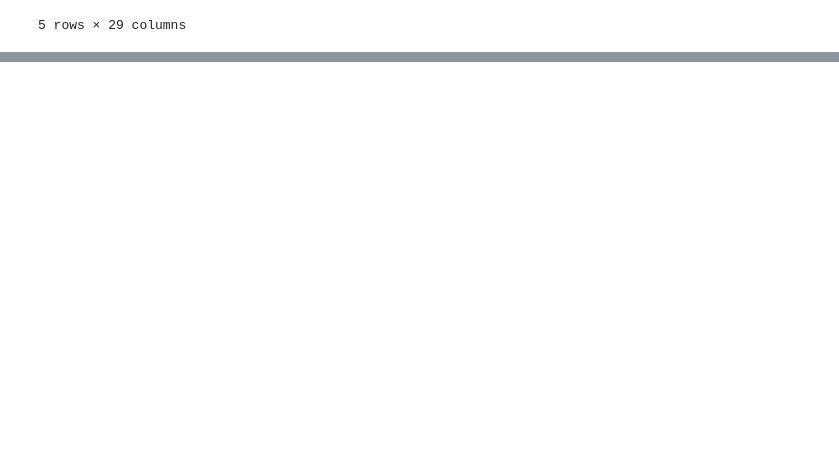
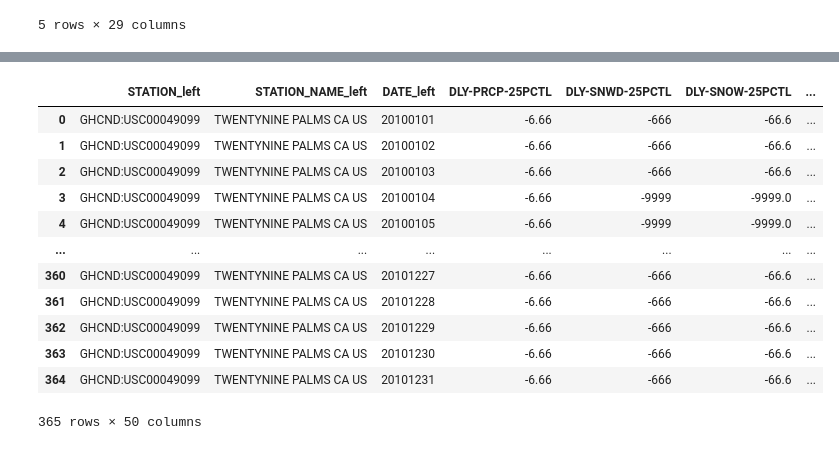
Before and after one commit to sbs24013/CCT, a Jupyter notebook: Data Preparation & Visualisation/melt_pivot_join.ipynb, the cells around one changed output, grey strips where cells are left out. Cells and saved outputs as stored; diff of their text form; code cells hidden in the pictures; blank space fills up the shorter version.

```diff
--- a/Data Preparation & Visualisation/melt_pivot_join.ipynb
+++ b/Data Preparation & Visualisation/melt_pivot_join.ipynb
@@ -248,0 +257,3 @@ climate_precip.head()
+# %%
+climate_temp = pd.read_csv("./datasets/climate_temp.csv")
+climate_precip = pd.read_csv("./datasets/climate_precip.csv")
@@ -248,0 +300,2 @@ climate_precip.head()
+# %%
+precip_one_station = climate_precip[climate_precip["STATION"]=="GHCND:USC00049099"]
@@ -248,0 +436,26 @@ climate_precip.head()
+# %%
+# join?
+# concat?
+
+precip_one_station.join(climate_temp, lsuffix="_left", rsuffix="_right")
+# join 은 실제로 merge 를 사용하여 구현
+# 콜럼 기준으로 합침
+# 로우가 같아야 한다
+
+# contact
+# 콜럼이 같아야 한다
+# 행을 추가하는 것
+# %% [output]
+|  | STATION_left | STATION_NAME_left | DATE_left | DLY-PRCP-25PCTL | DLY-SNWD-25PCTL | DLY-SNOW-25PCTL | ... |
+| 0 | GHCND:USC00049099 | TWENTYNINE PALMS CA US | 20100101 | -6.66 | -666 | -66.6 | ... |
+| 1 | GHCND:USC00049099 | TWENTYNINE PALMS CA US | 20100102 | -6.66 | -666 | -66.6 | ... |
+| 2 | GHCND:USC00049099 | TWENTYNINE PALMS CA US | 20100103 | -6.66 | -666 | -66.6 | ... |
+| 3 | GHCND:USC00049099 | TWENTYNINE PALMS CA US | 20100104 | -6.66 | -9999 | -9999.0 | ... |
+| 4 | GHCND:USC00049099 | TWENTYNINE PALMS CA US | 20100105 | -6.66 | -9999 | -9999.0 | ... |
+| ... | ... | ... | ... | ... | ... | ... | ... |
+| 360 | GHCND:USC00049099 | TWENTYNINE PALMS CA US | 20101227 | -6.66 | -666 | -66.6 | ... |
+| 361 | GHCND:USC00049099 | TWENTYNINE PALMS CA US | 20101228 | -6.66 | -666 | -66.6 | ... |
+| 362 | GHCND:USC00049099 | TWENTYNINE PALMS CA US | 20101229 | -6.66 | -666 | -66.6 | ... |
+| 363 | GHCND:USC00049099 | TWENTYNINE PALMS CA US | 20101230 | -6.66 | -666 | -66.6 | ... |
+| 364 | GHCND:USC00049099 | TWENTYNINE PALMS CA US | 20101231 | -6.66 | -666 | -66.6 | ... |
+365 rows × 50 columns
```
Also changed, not shown: parts of 22 cells of this notebook.
